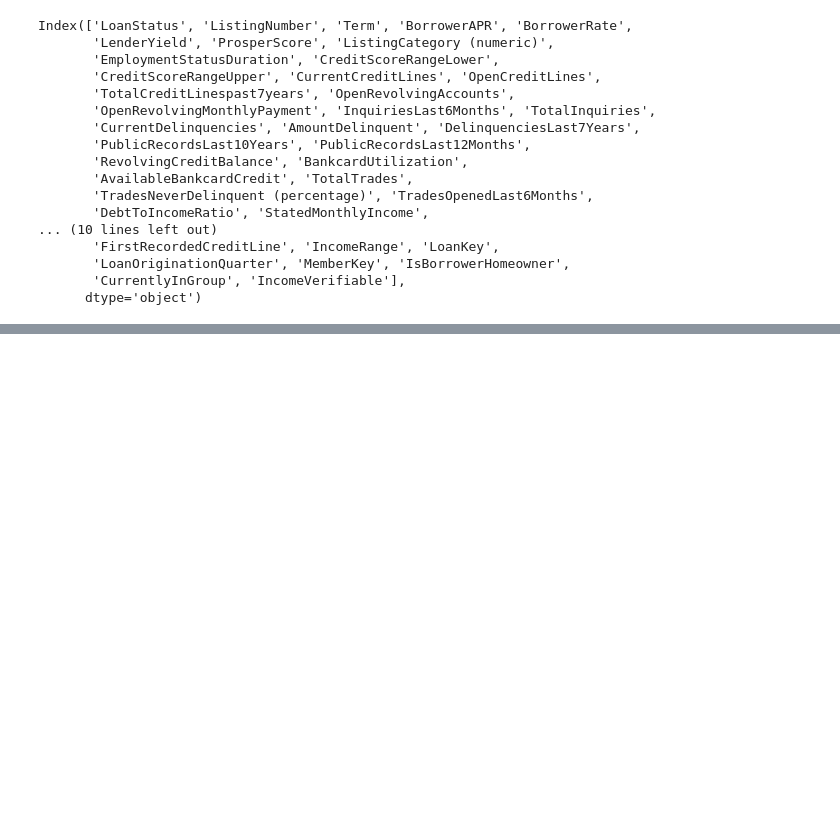
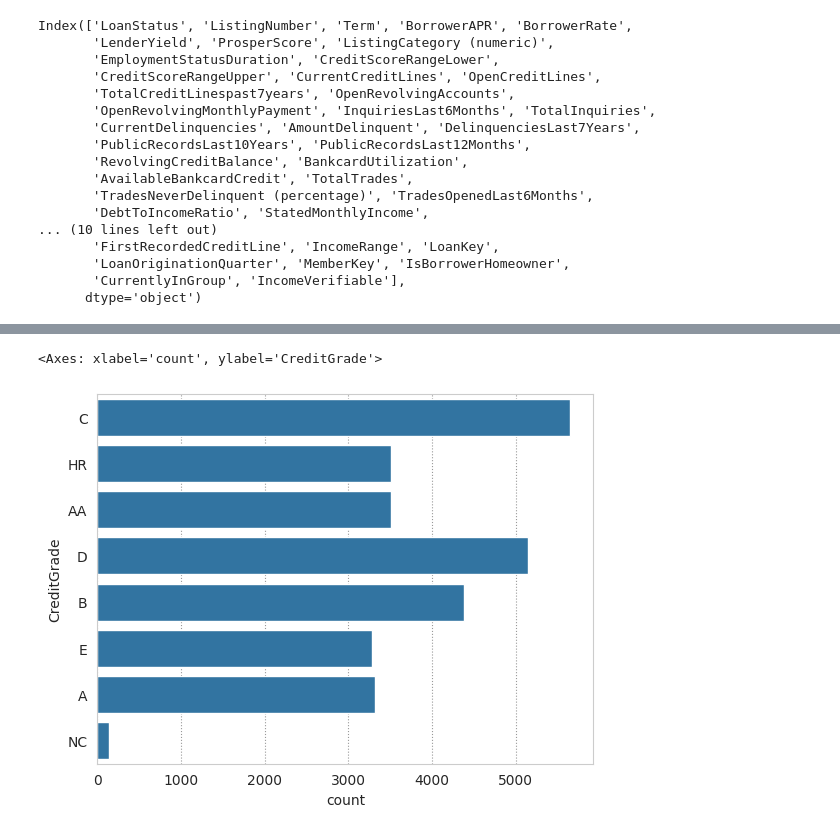
Before and after one commit to Yogesh0903/Predictive-Modelling-Using-Social-Profile-in-Online-P2P-Lending-Platform-Prosper-Loan, a Jupyter notebook: Predictive_Modelling_Using_Social_Profile_in_Online_P2P_Lending_Platform.ipynb, the cells around one changed output, grey strips where cells are left out. Cells and saved outputs as stored; diff of their text form; code cells hidden in the pictures; blank space fills up the shorter version.

```diff
--- a/Predictive_Modelling_Using_Social_Profile_in_Online_P2P_Lending_Platform.ipynb
+++ b/Predictive_Modelling_Using_Social_Profile_in_Online_P2P_Lending_Platform.ipynb
@@ -544,0 +559,7 @@ Index(['LoanStatus', 'ListingNumber', 'Term', 'BorrowerAPR', 'BorrowerRate',
+# %%
+#Reading the histogram of the employeementStatus
+sns.set_style("whitegrid", {"grid.color": ".6", "grid.linestyle": ":"})
+sns.countplot(y='CreditGrade',data=data)
+# %% [output]
+<Axes: xlabel='count', ylabel='CreditGrade'>
+[figure, added]
```
Also changed, not shown: parts of 28 cells of this notebook.
